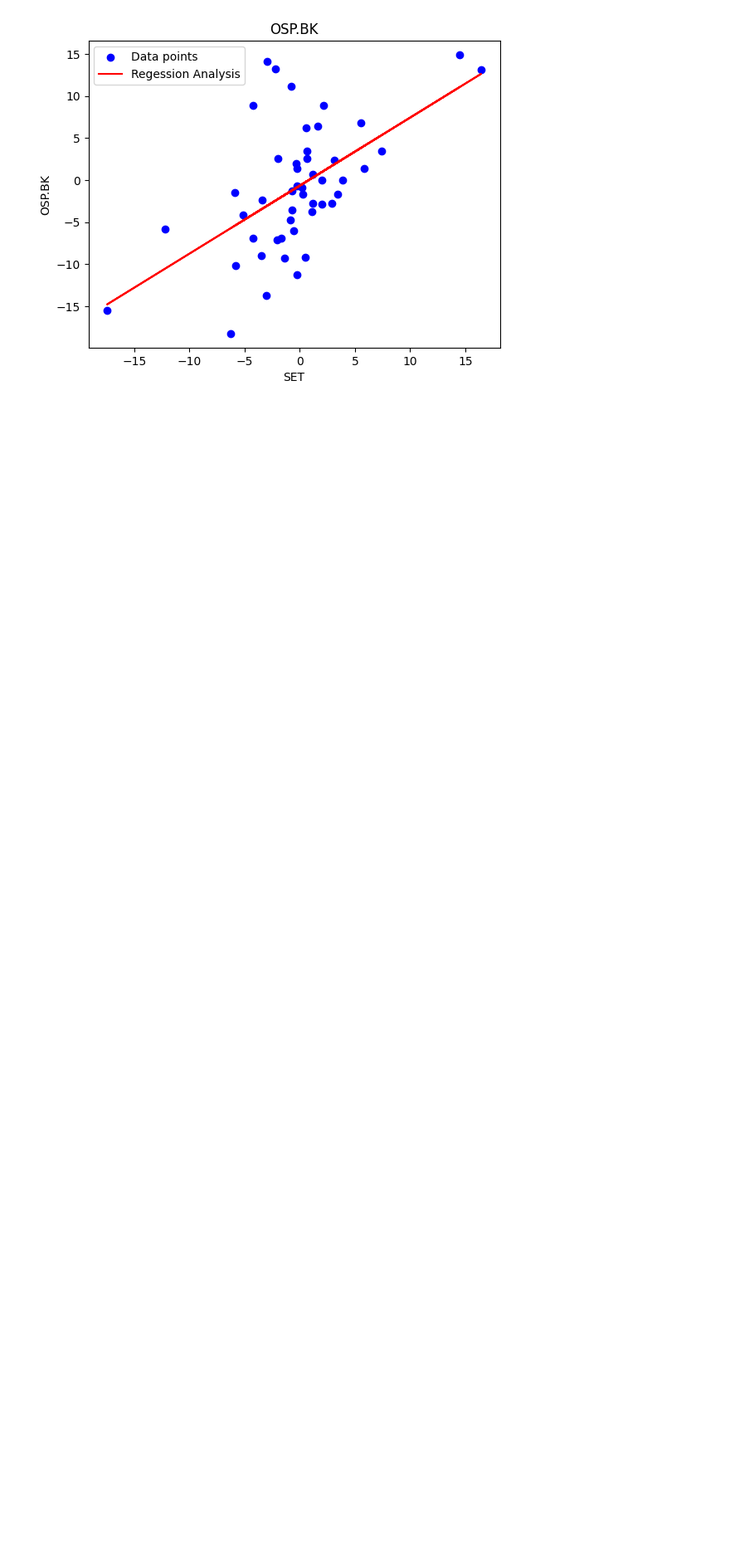
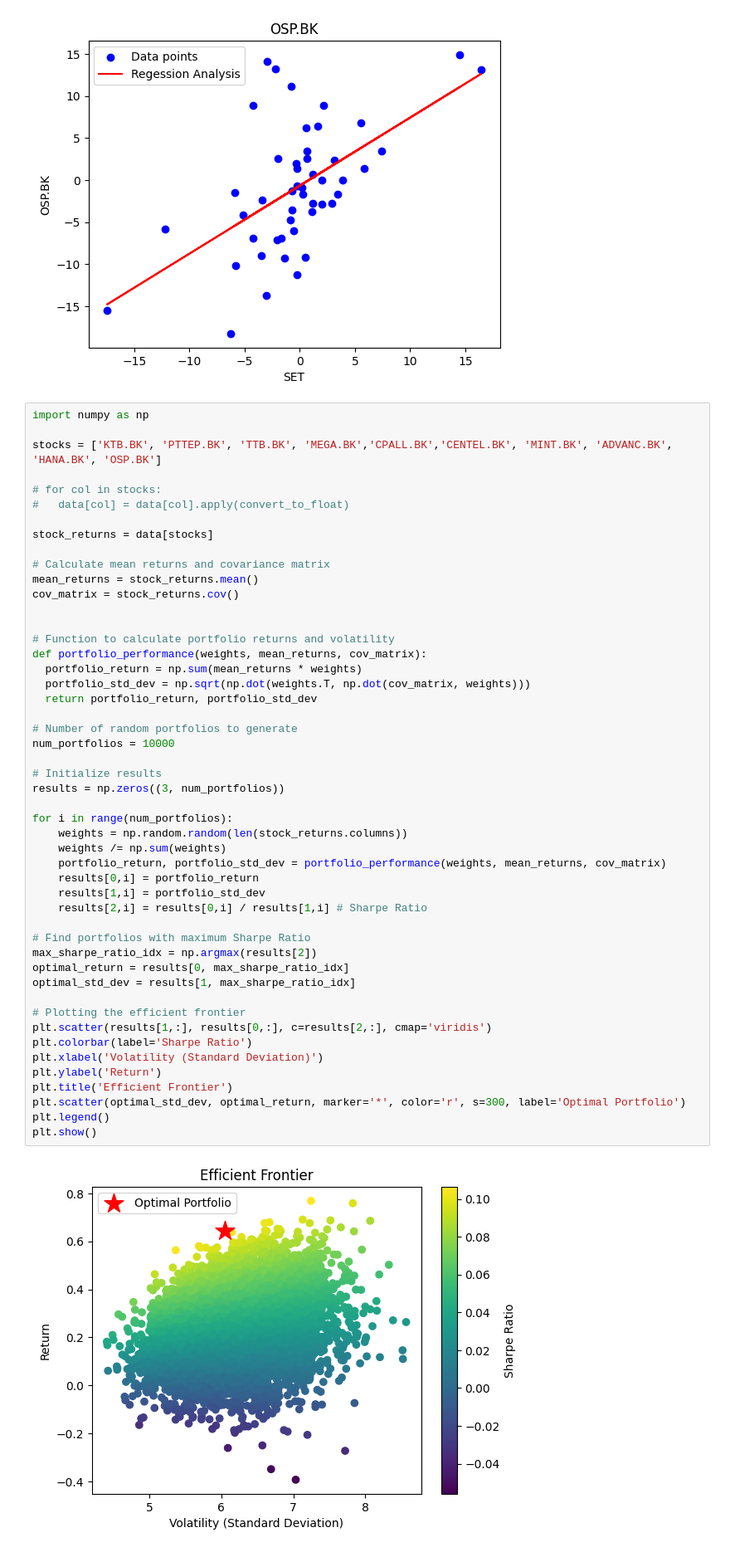
Before and after one commit to JFKongphop/yahoo-stock, a Jupyter notebook: index.ipynb, the cells around one changed output. Shown: that part at 83% size. Saved outputs shown, nothing was run; the diff lists cells and outputs as text; blank space fills up the shorter version.

Commit message:
efficient frontier

```diff
--- a/index.ipynb
+++ b/index.ipynb
@@ -50,3 +50,54 @@ for stock in columns_with_percentage[1::]:
 [figure]
 [figure]
 [figure]
+# %%
+import numpy as np
+
+stocks = ['KTB.BK', 'PTTEP.BK', 'TTB.BK', 'MEGA.BK','CPALL.BK','CENTEL.BK', 'MINT.BK', 'ADVANC.BK', 'HANA.BK', 'OSP.BK']
+
+# for col in stocks:
+#   data[col] = data[col].apply(convert_to_float)
+
+stock_returns = data[stocks]
+
+# Calculate mean returns and covariance matrix
+mean_returns = stock_returns.mean()
+cov_matrix = stock_returns.cov()
+
+
+# Function to calculate portfolio returns and volatility
+def portfolio_performance(weights, mean_returns, cov_matrix):
+  portfolio_return = np.sum(mean_returns * weights)
+  portfolio_std_dev = np.sqrt(np.dot(weights.T, np.dot(cov_matrix, weights)))
+  return portfolio_return, portfolio_std_dev
+
+# Number of random portfolios to generate
+num_portfolios = 10000
+
+# Initialize results
+results = np.zeros((3, num_portfolios))
+
+for i in range(num_portfolios):
+    weights = np.random.random(len(stock_returns.columns))
+    weights /= np.sum(weights)
+    portfolio_return, portfolio_std_dev = portfolio_performance(weights, mean_returns, cov_matrix)
+    results[0,i] = portfolio_return
+    results[1,i] = portfolio_std_dev
+    results[2,i] = results[0,i] / results[1,i] # Sharpe Ratio
+
+# Find portfolios with maximum Sharpe Ratio
+max_sharpe_ratio_idx = np.argmax(results[2])
+optimal_return = results[0, max_sharpe_ratio_idx]
+optimal_std_dev = results[1, max_sharpe_ratio_idx]
+
+# Plotting the efficient frontier
+plt.scatter(results[1,:], results[0,:], c=results[2,:], cmap='viridis')
+plt.colorbar(label='Sharpe Ratio')
+plt.xlabel('Volatility (Standard Deviation)')
+plt.ylabel('Return')
+plt.title('Efficient Frontier')
+plt.scatter(optimal_std_dev, optimal_return, marker='*', color='r', s=300, label='Optimal Portfolio')
+plt.legend()
+plt.show()
+# %% [output]
+[figure, added]
```
Also changed, not shown: parts of 1 cell of this notebook, 3 other files.
